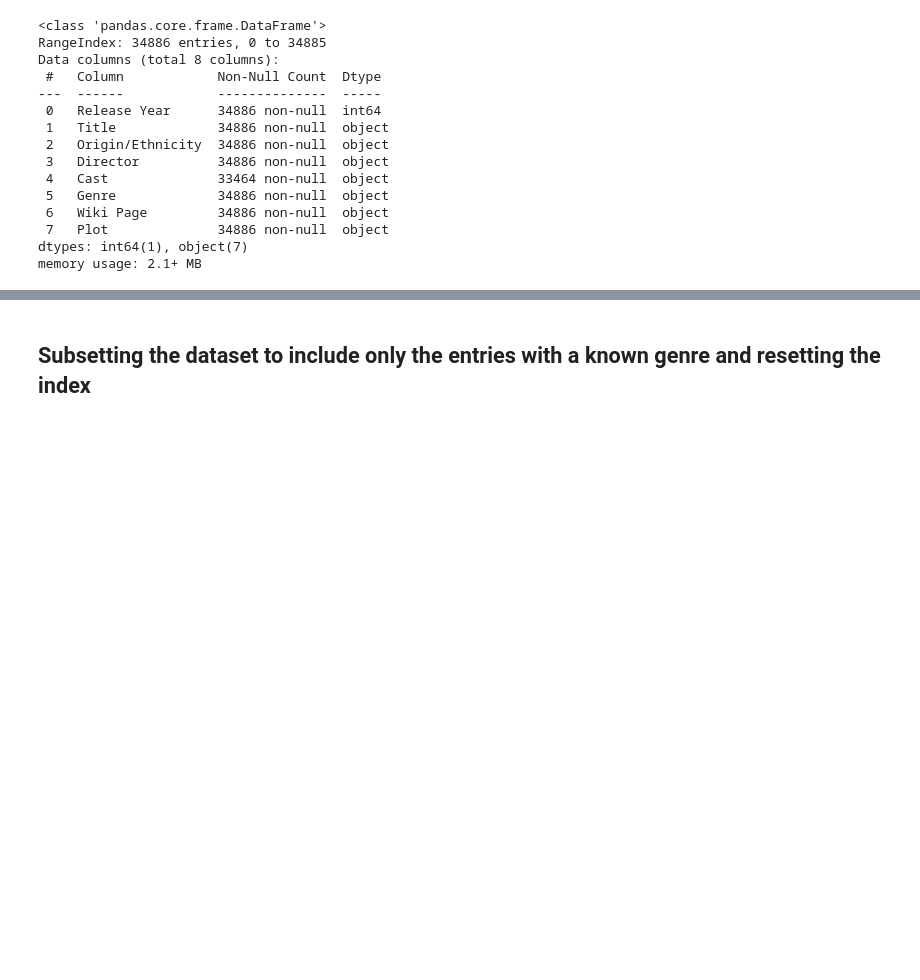
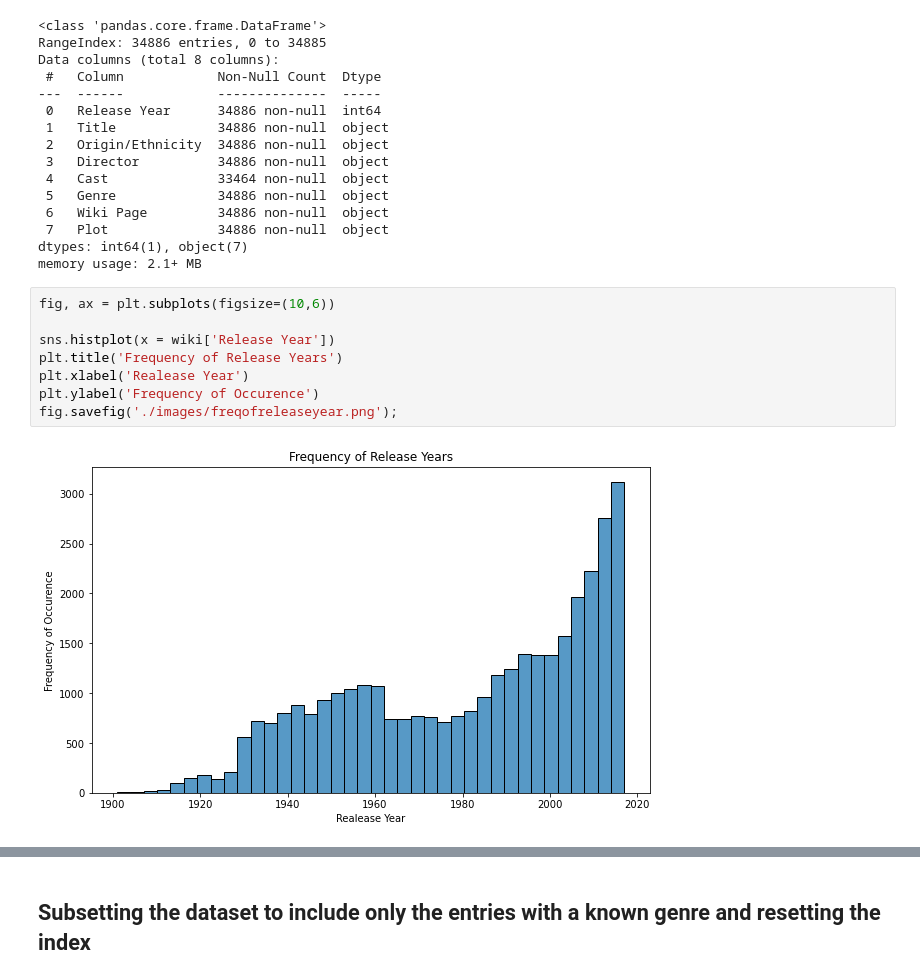
Before and after one commit to Wonuabimbola/movie-genre-prediction, a Jupyter notebook: Untitled.ipynb, the cells around one changed output, grey strips where cells are left out. Saved outputs shown, nothing was run; the diff lists cells and outputs as text; blank space fills up the shorter version.

```diff
--- a/Untitled.ipynb
+++ b/Untitled.ipynb
@@ -78,3 +78,13 @@ Data columns (total 8 columns):
  7   Plot              34886 non-null  object
 dtypes: int64(1), object(7)
 memory usage: 2.1+ MB
+# %%
+fig, ax = plt.subplots(figsize=(10,6))
+
+sns.histplot(x = wiki['Release Year'])
+plt.title('Frequency of Release Years')
+plt.xlabel('Realease Year')
+plt.ylabel('Frequency of Occurence')
+fig.savefig('./images/freqofreleaseyear.png');
+# %% [output]
+[figure, added]
```
Also changed, not shown: parts of 14 cells of this notebook, 5 other files.
